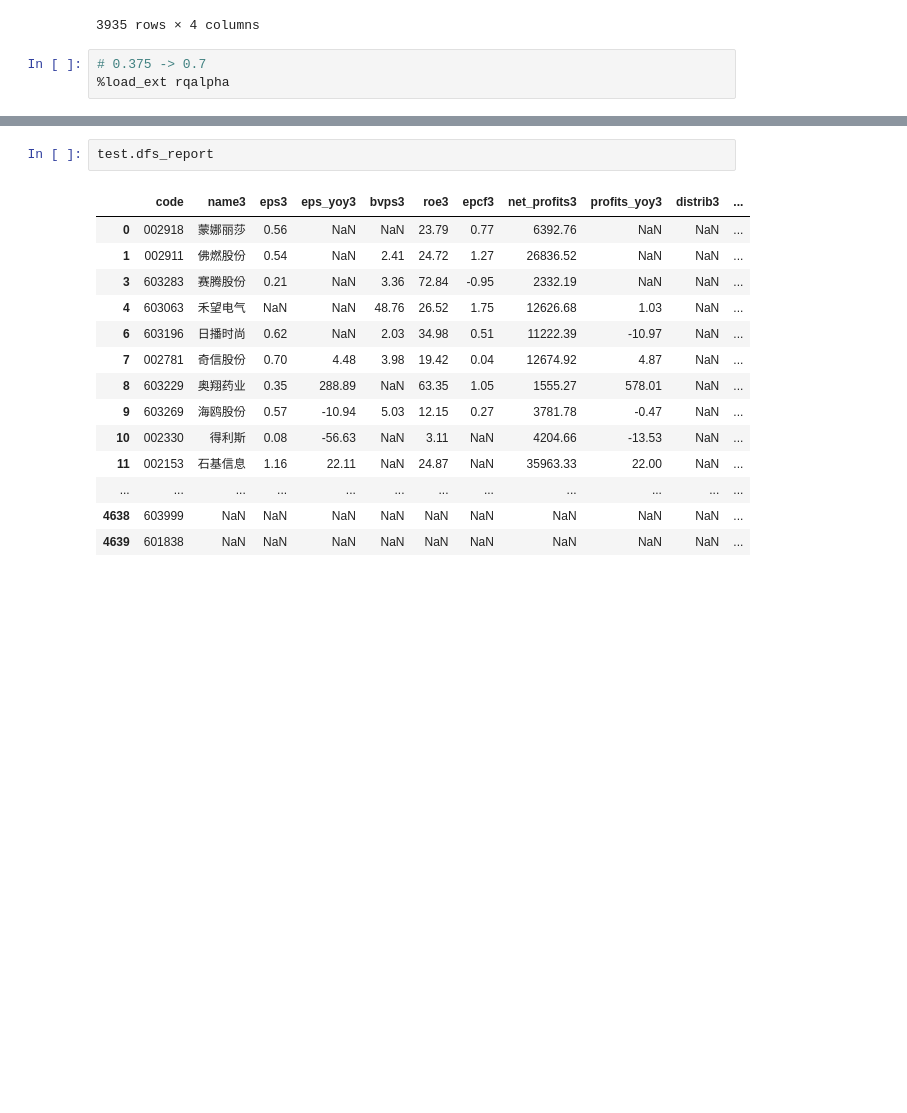
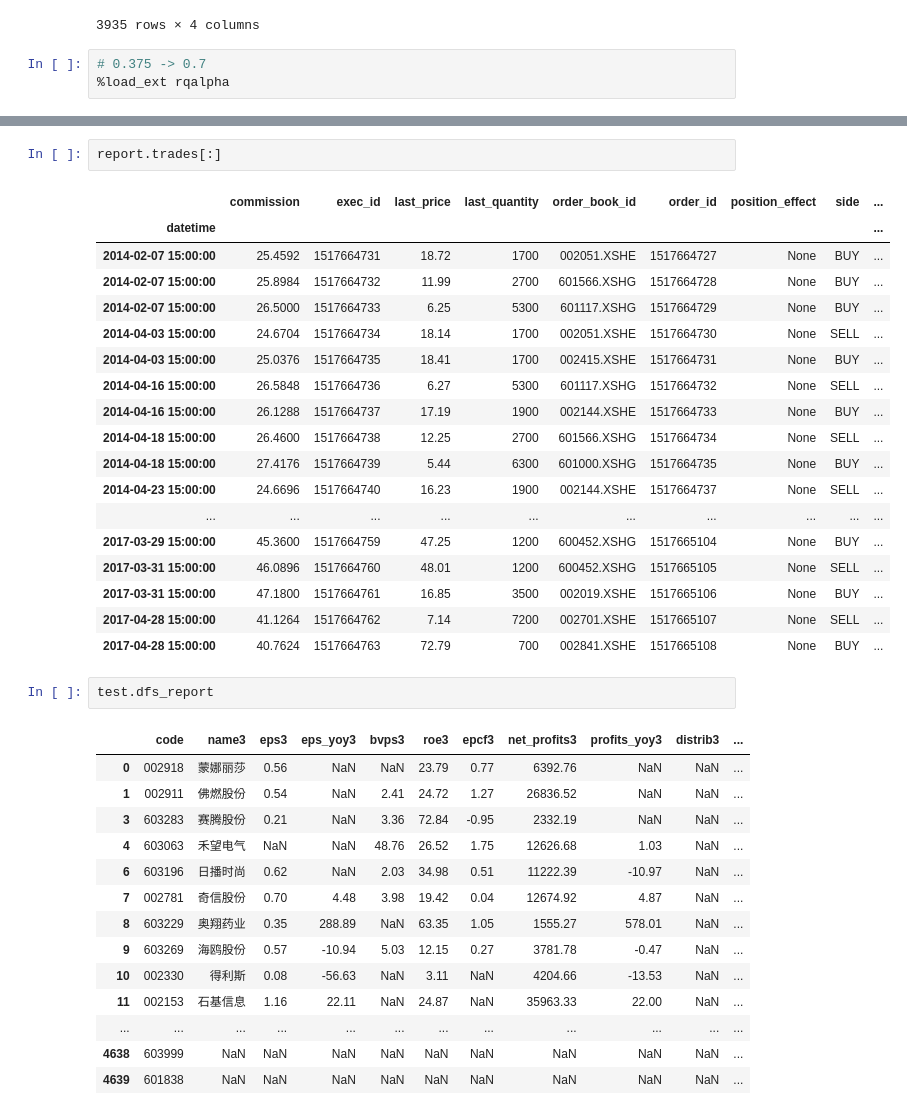
Before and after one commit to lightjl/Anaconda_code, a Jupyter notebook: back_testing.ipynb, the cells around one changed output, grey strips where cells are left out. Drawn from its saved outputs; the diff is of its cells as text; blank space fills up the shorter version.

```diff
--- a/back_testing.ipynb
+++ b/back_testing.ipynb
@@ -174,3 +177,24 @@ def handle_bar(context, bar_dict):
+# %%
+report.trades[:]
+# %% [output]
+|  | commission | exec_id | last_price | last_quantity | order_book_id | order_id | position_effect | side | ... |
+| datetime |  |  |  |  |  |  |  |  | ... |
+| 2014-02-07 15:00:00 | 25.4592 | 1517664731 | 18.72 | 1700 | 002051.XSHE | 1517664727 | None | BUY | ... |
+| 2014-02-07 15:00:00 | 25.8984 | 1517664732 | 11.99 | 2700 | 601566.XSHG | 1517664728 | None | BUY | ... |
+| 2014-02-07 15:00:00 | 26.5000 | 1517664733 | 6.25 | 5300 | 601117.XSHG | 1517664729 | None | BUY | ... |
+| 2014-04-03 15:00:00 | 24.6704 | 1517664734 | 18.14 | 1700 | 002051.XSHE | 1517664730 | None | SELL | ... |
+| 2014-04-03 15:00:00 | 25.0376 | 1517664735 | 18.41 | 1700 | 002415.XSHE | 1517664731 | None | BUY | ... |
+| 2014-04-16 15:00:00 | 26.5848 | 1517664736 | 6.27 | 5300 | 601117.XSHG | 1517664732 | None | SELL | ... |
+| 2014-04-16 15:00:00 | 26.1288 | 1517664737 | 17.19 | 1900 | 002144.XSHE | 1517664733 | None | BUY | ... |
+| 2014-04-18 15:00:00 | 26.4600 | 1517664738 | 12.25 | 2700 | 601566.XSHG | 1517664734 | None | SELL | ... |
+| 2014-04-18 15:00:00 | 27.4176 | 1517664739 | 5.44 | 6300 | 601000.XSHG | 1517664735 | None | BUY | ... |
+| 2014-04-23 15:00:00 | 24.6696 | 1517664740 | 16.23 | 1900 | 002144.XSHE | 1517664737 | None | SELL | ... |
+| ... | ... | ... | ... | ... | ... | ... | ... | ... | ... |
+| 2017-03-29 15:00:00 | 45.3600 | 1517664759 | 47.25 | 1200 | 600452.XSHG | 1517665104 | None | BUY | ... |
+| 2017-03-31 15:00:00 | 46.0896 | 1517664760 | 48.01 | 1200 | 600452.XSHG | 1517665105 | None | SELL | ... |
+| 2017-03-31 15:00:00 | 47.1800 | 1517664761 | 16.85 | 3500 | 002019.XSHE | 1517665106 | None | BUY | ... |
+| 2017-04-28 15:00:00 | 41.1264 | 1517664762 | 7.14 | 7200 | 002701.XSHE | 1517665107 | None | SELL | ... |
+| 2017-04-28 15:00:00 | 40.7624 | 1517664763 | 72.79 | 700 | 002841.XSHE | 1517665108 | None | BUY | ... |
 # %%
 test.dfs_report
 # %% [output]
```
Also changed, not shown: parts of 4 cells of this notebook, 6 other files.
